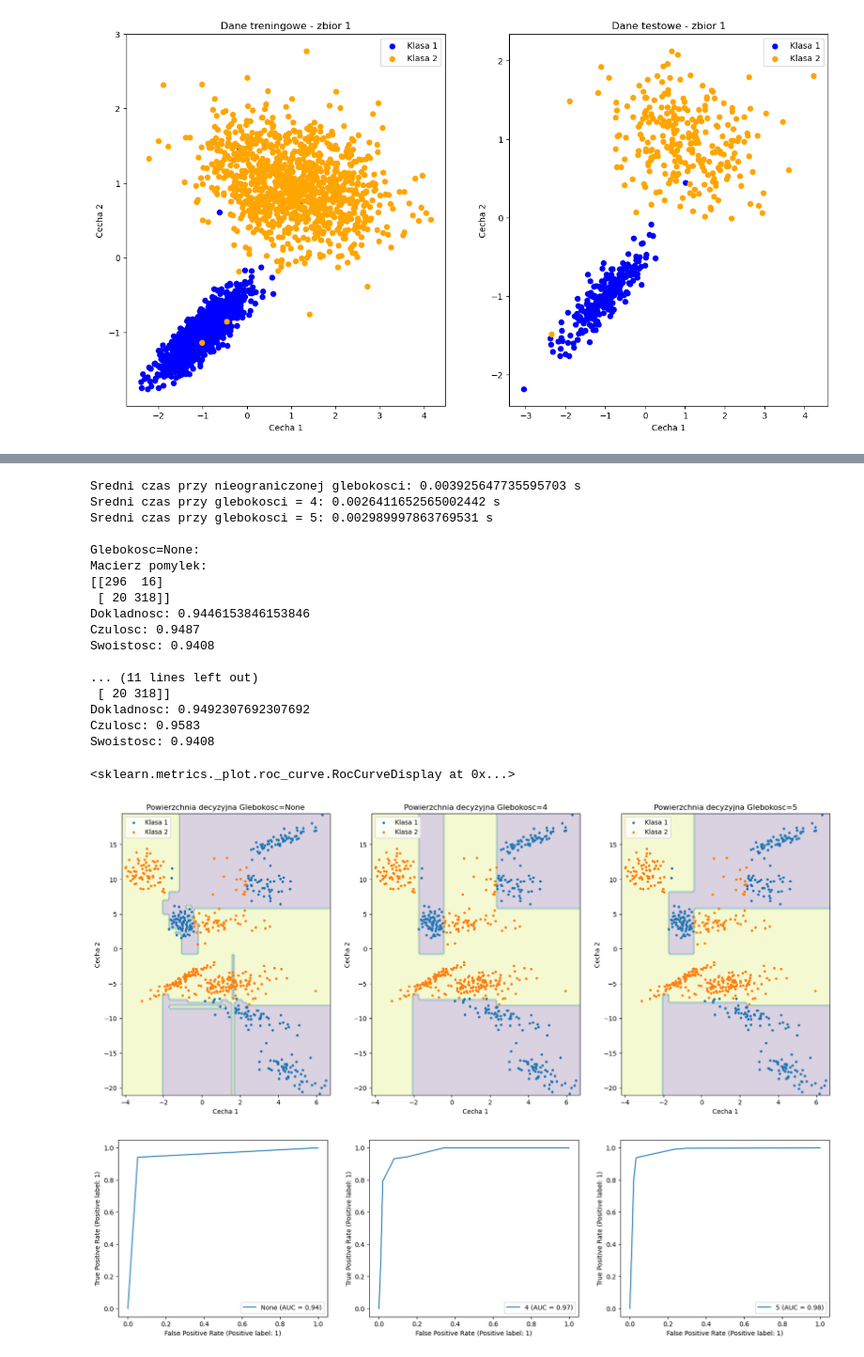
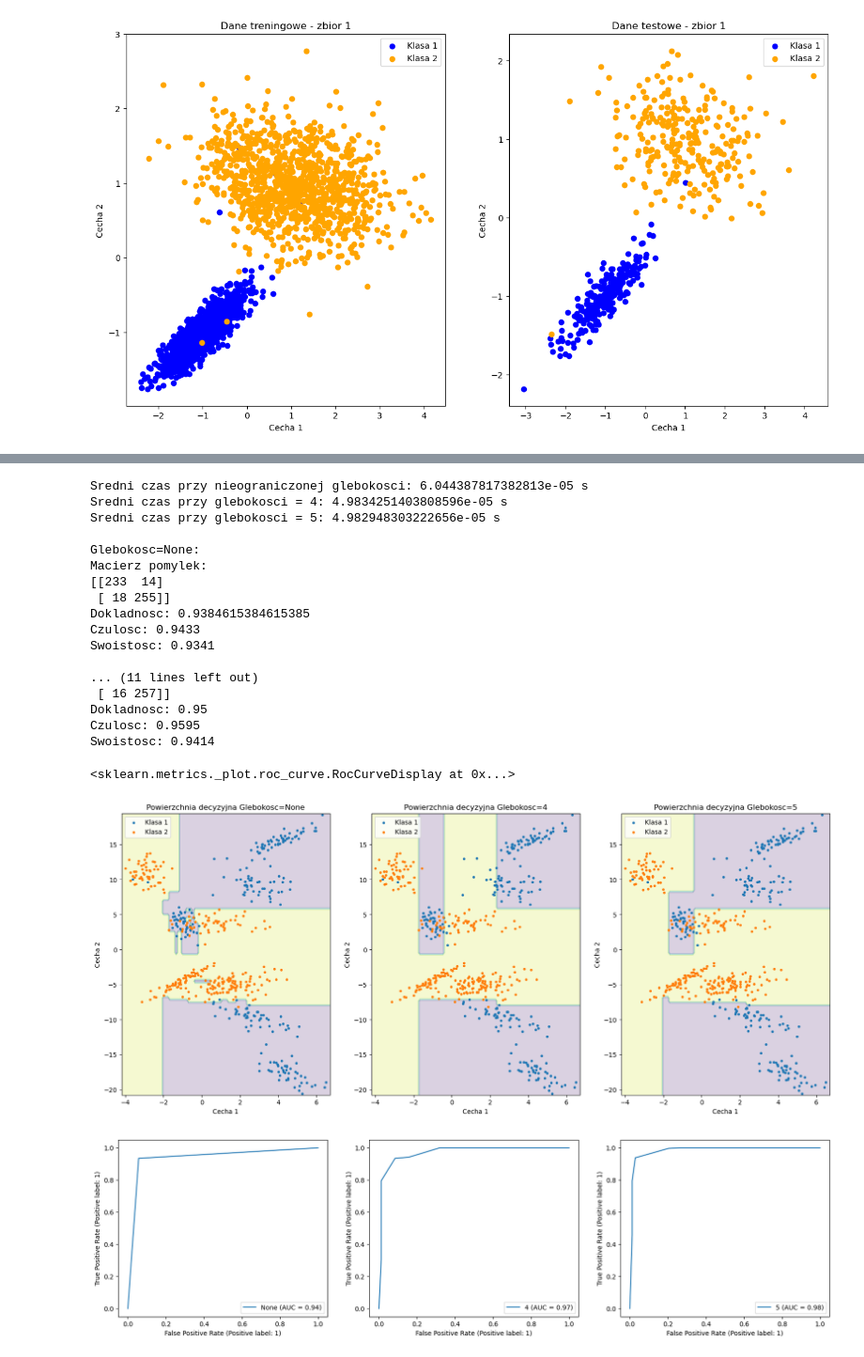
Before and after one commit to HaZhul/ML-models, a Jupyter notebook: 5Decision_Tree/decision_tree.ipynb, the cells around one changed output, grey strips where cells are left out. Shown at 94% size. Saved outputs shown, nothing was run; the diff lists cells and outputs as text; code cells hidden in the pictures.

```diff
--- a/5Decision_Tree/decision_tree.ipynb
+++ b/5Decision_Tree/decision_tree.ipynb
@@ -14,9 +14,9 @@ def sensitivity(m_p):
 def specificity(m_p):
     return round((m_p[1][1]/(m_p[1][0] + m_p[1][1])), 4)
 
-def plot_class(X_syn_test, y_pred, model, method):
-        X_pred_0 = X_syn_test[y_pred == 0]
-        X_pred_1 = X_syn_test[y_pred == 1]
+def plot_class(X_syn_test, y_syn_test, model, method):
+        X_pred_0 = X_syn_test[y_syn_test == 0]
+        X_pred_1 = X_syn_test[y_syn_test == 1]
         x_min, x_max = X_syn_test[:, 0].min() - 0.2, X_syn_test[:, 0].max() + 0.2
         y_min, y_max = X_syn_test[:, 1].min() - 0.2, X_syn_test[:, 1].max() + 0.2
         xx, yy = np.meshgrid(np.linspace(x_min, x_max, 100), np.linspace(y_min, y_max, 100))
@@ -82,25 +198,19 @@ ax.legend()
 X, t = make_classification(n_samples=2597, n_features=4, n_informative=4, n_repeated=0, n_clusters_per_class=5, random_state=index, hypercube=False, n_redundant=0, class_sep=20)
 X = X[:,:2]
 #Podzial na podzbiory
-X_train_4, X_test_4, y_train_4, y_test_4 = train_test_split(X, t, test_size=0.25, random_state=index)
+X_train_4, X_test_4, y_train_4, y_test_4 = train_test_split(X, t, test_size=0.2, random_state=index)
 
 # Podzial zbiorow na klasy w celu ich wyswietlenia
 klasa_0_train = X_train_4[(y_train_4 == 0)]
 klasa_1_train = X_train_4[(y_train_4 == 1)]
 klasa_0_test = X_test_4[(y_test_4 == 0)]
 klasa_1_test = X_test_4[(y_test_4 == 1)]
-# klasa_2_train = X_train_4[(y_train_4 == 2)]
-# klasa_3_train = X_train_4[(y_train_4 == 3)]
-# klasa_2_test = X_test_4[(y_test_4 == 2)]
-# klasa_3_test = X_test_4[(y_test_4 == 3)]
 
 # Wyswietlenie danych
 _, axs = plt.subplots(1, 2, figsize=(15, 8))
 ax = axs[0]
 ax.scatter(klasa_0_train[:,0], klasa_0_train[:,1], c = "blue", label="Klasa 1")
 ax.scatter(klasa_1_train[:,0], klasa_1_train[:,1], c = "orange", label="Klasa 2")
-# ax.scatter(klasa_2_train[:,0], klasa_2_train[:,1], c = "pink", label="Klasa 3")
-# ax.scatter(klasa_3_train[:,0], klasa_3_train[:,1], c = "green", label="Klasa 4")
 ax.set_title("Dane treningowe - zbior 1")
 ax.set_xlabel("Cecha 1")
 ax.set_ylabel("Cecha 2")
@@ -109,8 +219,6 @@ ax.legend()
 ax = axs[1]
 ax.scatter(klasa_0_test[:,0], klasa_0_test[:,1], c = "blue", label="Klasa 1")
 ax.scatter(klasa_1_test[:,0], klasa_1_test[:,1], c = "orange", label="Klasa 2")
-# ax.scatter(klasa_2_test[:,0], klasa_2_test[:,1], c = "pink", label="Klasa 3")
-# ax.scatter(klasa_3_test[:,0], klasa_3_test[:,1], c = "green", label="Klasa 4")
 ax.set_title("Dane testowe - zbior 1")
 ax.set_xlabel("Cecha 1")
 ax.set_ylabel("Cecha 2")
@@ -195,69 +350,70 @@ Swoistosc: 0.9961
 # %%
 # Nieograniczona glebokosc
 dt_4_n = DecisionTreeClassifier(criterion='entropy')
+dt_4_n.fit(X_train_4, y_train_4)
 start = time.time()
 for i in range(100):
-    dt_4_n.fit(X_train_4, y_train_4)
+    y_pred_4_n = dt_4_n.predict(X_test_4)
 end = time.time()
 print(f'Sredni czas przy nieograniczonej glebokosci: {(end - start)/100} s')
-y_pred_4_n = dt_4_n.predict(X_test_4)
+
 
 # Glebokosc rowna ilosci cech
 dt_4_4 = DecisionTreeClassifier(max_depth=4, criterion='entropy')
+dt_4_4.fit(X_train_4, y_train_4)
 start = time.time()
 for i in range(100):
-    dt_4_4.fit(X_train_4, y_train_4)
+    y_pred_4_4 = dt_4_4.predict(X_test_4)
 end = time.time()
 print(f'Sredni czas przy glebokosci = 4: {(end - start)/100} s')
-y_pred_4_4 = dt_4_4.predict(X_test_4)
 
 # Glebokosc rowna ilosci klastrow
 dt_4_5 = DecisionTreeClassifier(max_depth=5, criterion='entropy')
+dt_4_5.fit(X_train_4, y_train_4)
 start = time.time()
 for i in range(100):
-    dt_4_5.fit(X_train_4, y_train_4)
+    y_pred_4_5 = dt_4_5.predict(X_test_4)
 end = time.time()
 print(f'Sredni czas przy glebokosci = 5: {(end - start)/100} s')
-y_pred_4_5 = dt_4_5.predict(X_test_4)
 
 pred_info(y_test_4, y_pred_4_n, 'Glebokosc=None')
 pred_info(y_test_4, y_pred_4_4, 'Glebokosc=4')
 pred_info(y_test_4, y_pred_4_5, 'Glebokosc=5')
 
 plt.figure(figsize=(20, 8))
 plt.subplot(1, 3, 1)
-plot_class(X_test_4, y_pred_4_4, dt_4_n, 'Glebokosc=None')
+plot_class(X_test_4, y_test_4, dt_4_n, 'Glebokosc=None')
 plt.subplot(1, 3, 2)
-plot_class(X_test_4, y_pred_4_4, dt_4_4, 'Glebokosc=4')
+plot_class(X_test_4, y_test_4, dt_4_4, 'Glebokosc=4')
 plt.subplot(1, 3, 3)
-plot_class(X_test_4, y_pred_4_4, dt_4_5, 'Glebokosc=5')
+plot_class(X_test_4, y_test_4, dt_4_5, 'Glebokosc=5')
 
 y_scores_4_n = dt_4_n.predict_proba(X_test_4)[:, 1]
 y_scores_4_4 = dt_4_4.predict_proba(X_test_4)[:, 1]
 y_scores_4_5 = dt_4_5.predict_proba(X_test_4)[:, 1]
 
 _, axs = plt.subplots(1, 3, figsize=(20, 5))
 RocCurveDisplay.from_predictions(y_test_4, y_scores_4_n, name='None', ax=axs[0])
 RocCurveDisplay.from_predictions(y_test_4, y_scores_4_4, name='4', ax=axs[1])
 RocCurveDisplay.from_predictions(y_test_4, y_scores_4_5, name='5', ax=axs[2])
 # %% [output]
-Sredni czas przy nieograniczonej glebokosci: 0.003925647735595703 s
-Sredni czas przy glebokosci = 4: 0.0026411652565002442 s
-Sredni czas przy glebokosci = 5: 0.002989997863769531 s
+Sredni czas przy nieograniczonej glebokosci: 6.044387817382813e-05 s
+Sredni czas przy glebokosci = 4: 4.9834251403808596e-05 s
+Sredni czas przy glebokosci = 5: 4.982948303222656e-05 s
 
 Glebokosc=None:
 Macierz pomylek:
-[[296  16]
- [ 20 318]]
-Dokladnosc: 0.9446153846153846
-Czulosc: 0.9487
-Swoistosc: 0.9408
+[[233  14]
+ [ 18 255]]
+Dokladnosc: 0.9384615384615385
+Czulosc: 0.9433
+Swoistosc: 0.9341
 
 ... (11 lines left out)
- [ 20 318]]
-Dokladnosc: 0.9492307692307692
-Czulosc: 0.9583
-Swoistosc: 0.9408
+ [ 16 257]]
+Dokladnosc: 0.95
+Czulosc: 0.9595
+Swoistosc: 0.9414
 <sklearn.metrics._plot.roc_curve.RocCurveDisplay at 0x...>
-[figure, old version]
+[figure, new version]
 [figure]
```
Also changed, not shown: parts of 15 cells of this notebook.
